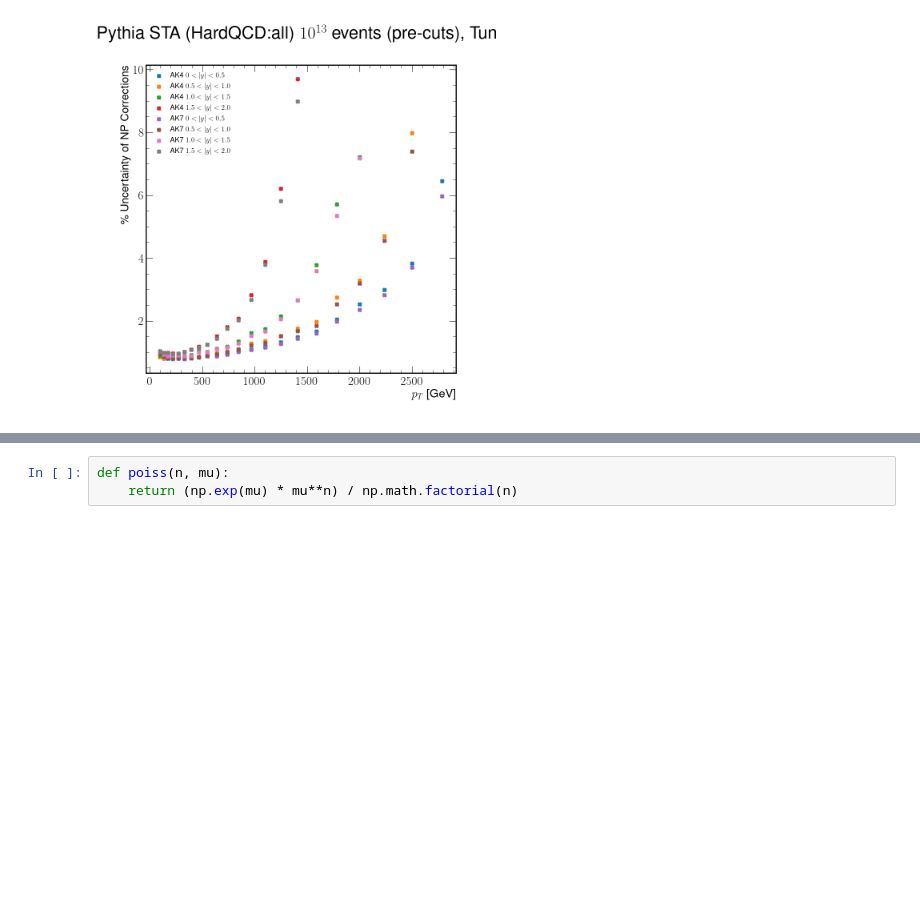
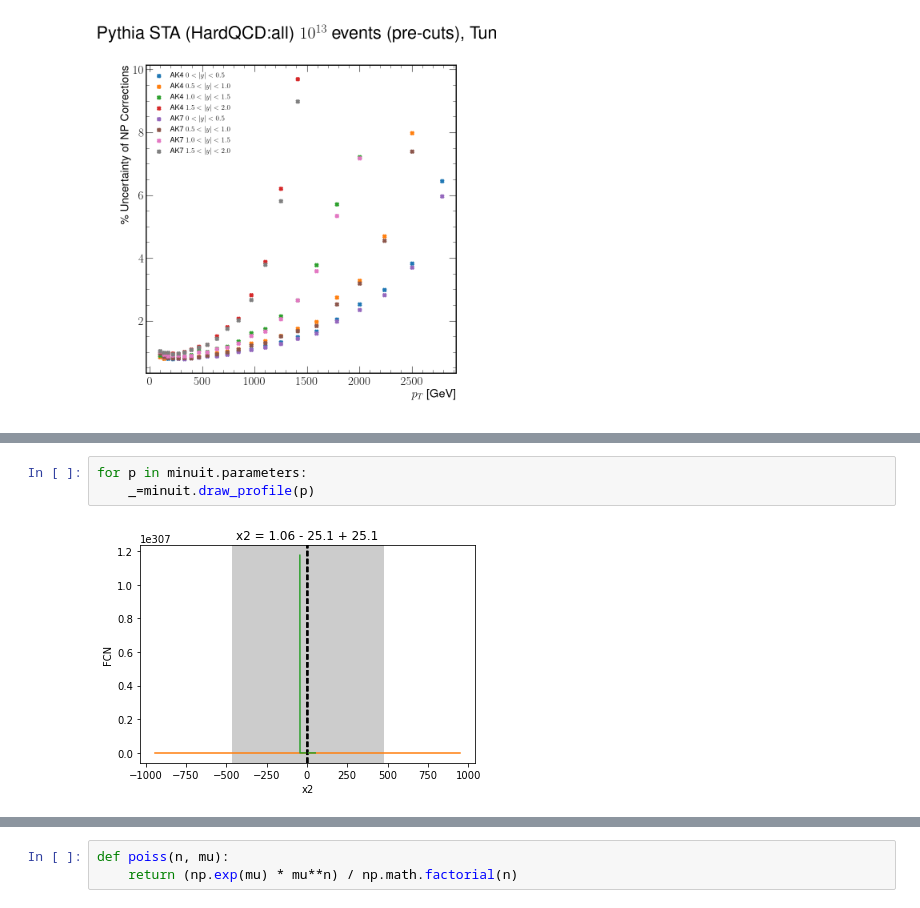
Before and after one commit to AliAlkadhim/NPC_Jets, a Jupyter notebook: fit.ipynb, the cells around one changed output, grey strips where cells are left out. Drawn from its saved outputs; the diff is of its cells as text; blank space fills up the shorter version.

```diff
--- a/fit.ipynb
+++ b/fit.ipynb
@@ -190,0 +304,5 @@ ValueError: n and xe have incompatible shapes
+# %%
+for p in minuit.parameters:
+    _=minuit.draw_profile(p)
+# %% [output]
+[figure, added]
```
Also changed, not shown: parts of 30 cells of this notebook, 1 other file.
